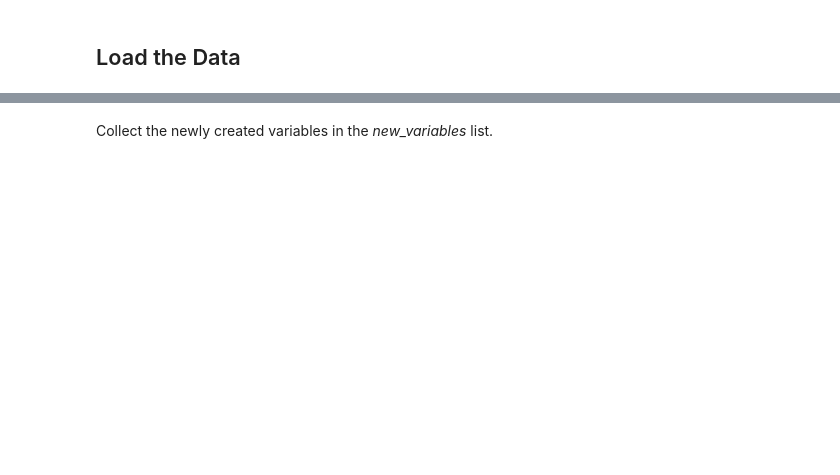
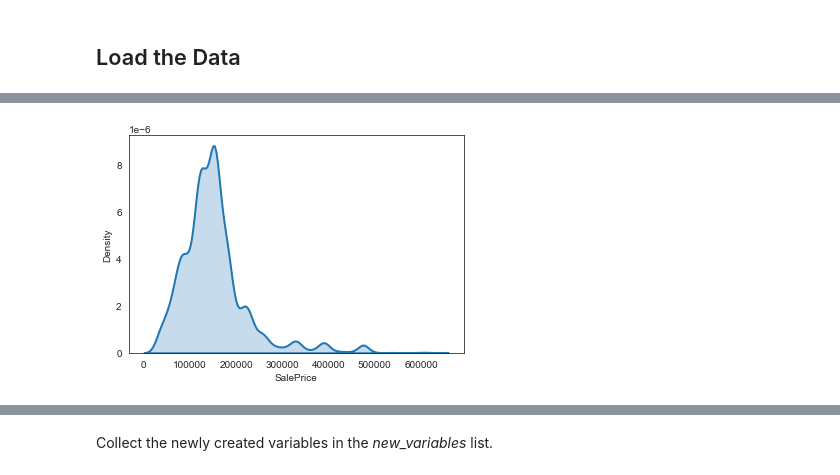
Before and after one commit to maejok/ML_Price_Prediction_Model_for_Ames_Housing, a Jupyter notebook: Chapter_1_Data_Visualisation.ipynb, the cells around one changed output, grey strips where cells are left out. Saved outputs shown, nothing was run; the diff lists cells and outputs as text; code cells hidden in the pictures; blank space fills up the shorter version.

```diff
--- a/Chapter_1_Data_Visualisation.ipynb
+++ b/Chapter_1_Data_Visualisation.ipynb
@@ -30,0 +101,6 @@ housing.shape
+# %%
+sns.distplot(housing.SalePrice, hist = False, kde = True,
+            kde_kws = {'shade': True, 'linewidth': 2})
+plt.show()
+# %% [output]
+[figure, added]
```
Also changed, not shown: parts of 59 cells of this notebook.
